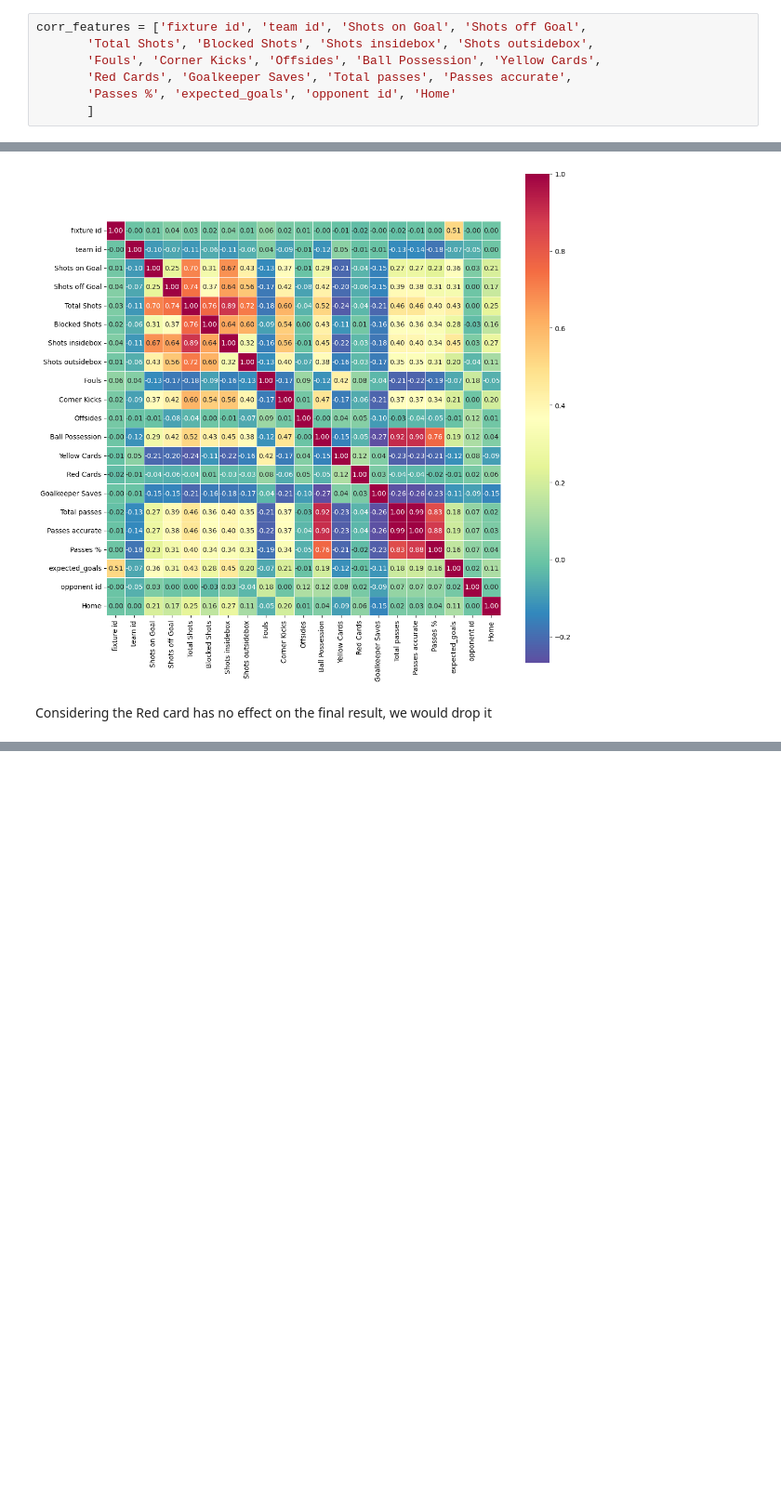
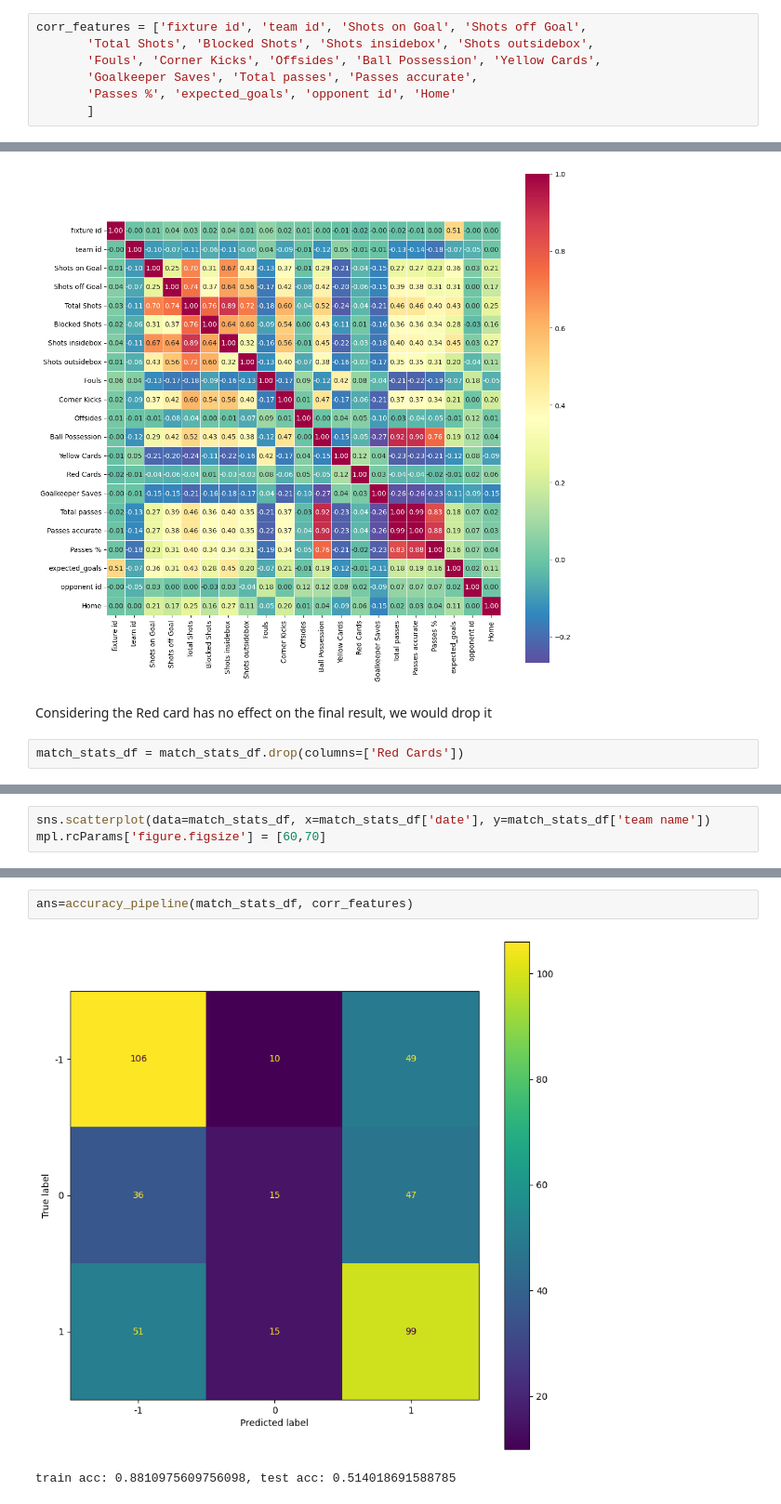
Before and after one commit to crowntobi23/Football_Predictions, a Jupyter notebook: our_project.ipynb, the cells around one changed output, grey strips where cells are left out. Shown at 93% size. Drawn from its saved outputs; the diff is of its cells as text; blank space fills up the shorter version.

```diff
--- a/our_project.ipynb
+++ b/our_project.ipynb
@@ -414,7 +425,7 @@ memory usage: 107.0+ KB
 corr_features = ['fixture id', 'team id', 'Shots on Goal', 'Shots off Goal',
        'Total Shots', 'Blocked Shots', 'Shots insidebox', 'Shots outsidebox',
        'Fouls', 'Corner Kicks', 'Offsides', 'Ball Possession', 'Yellow Cards',
-       'Red Cards', 'Goalkeeper Saves', 'Total passes', 'Passes accurate',
+       'Goalkeeper Saves', 'Total passes', 'Passes accurate',
        'Passes %', 'expected_goals', 'opponent id', 'Home'
        ]
 # %%
@@ -444,3 +455,5 @@ plt.show()
 [figure]
 # %% [markdown]
 Considering the Red card has no effect on the final result, we would drop it
+# %%
+match_stats_df = match_stats_df.drop(columns=['Red Cards'])
@@ -446,0 +500,3 @@ Considering the Red card has no effect on the final result, we would drop it
+# %%
+sns.scatterplot(data=match_stats_df, x=match_stats_df['date'], y=match_stats_df['team name'])
+mpl.rcParams['figure.figsize'] = [60,70]
@@ -446,0 +568,5 @@ Considering the Red card has no effect on the final result, we would drop it
+# %%
+ans=accuracy_pipeline(match_stats_df, corr_features)
+# %% [output]
+[figure, added]
+train acc: 0.8810975609756098, test acc: 0.514018691588785
```
Also changed, not shown: parts of 9 cells of this notebook.
